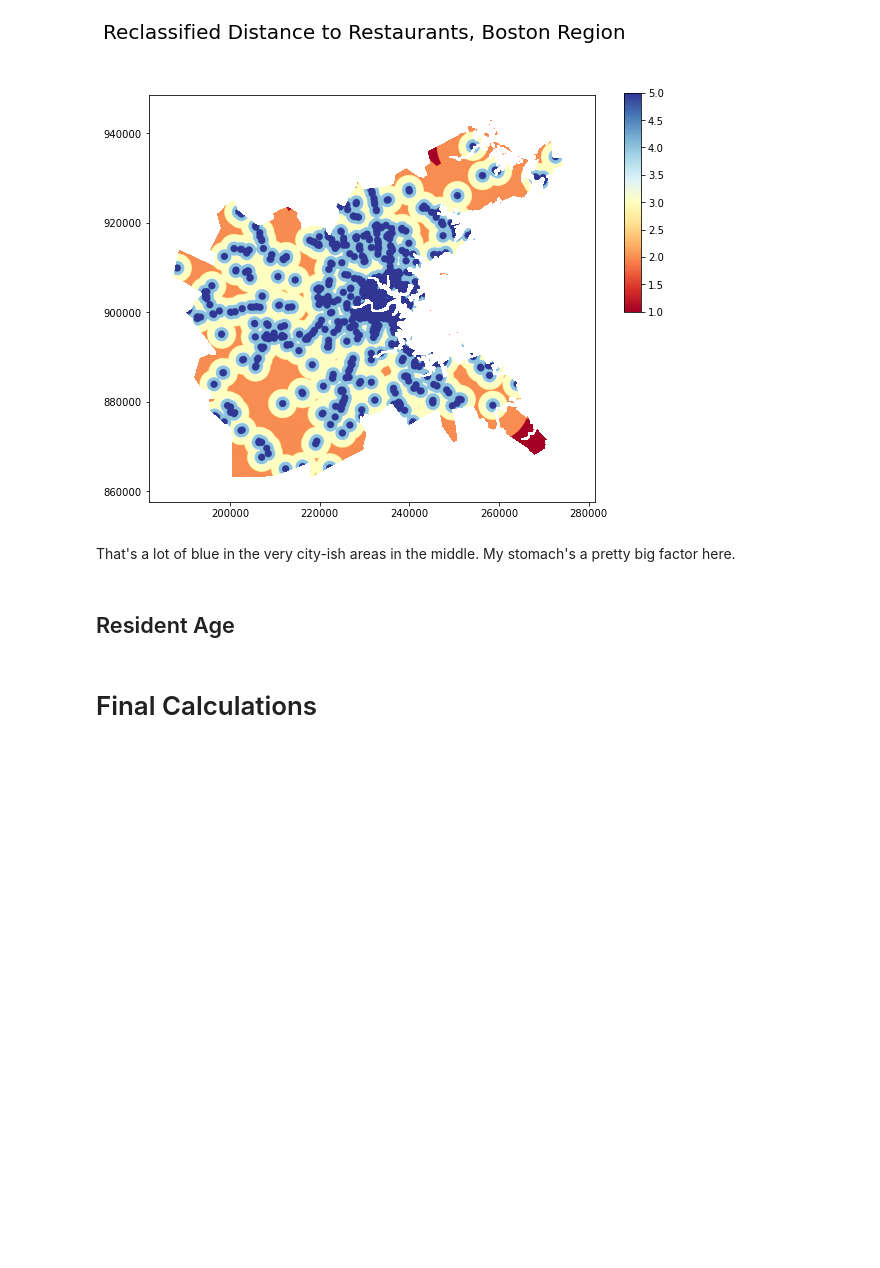
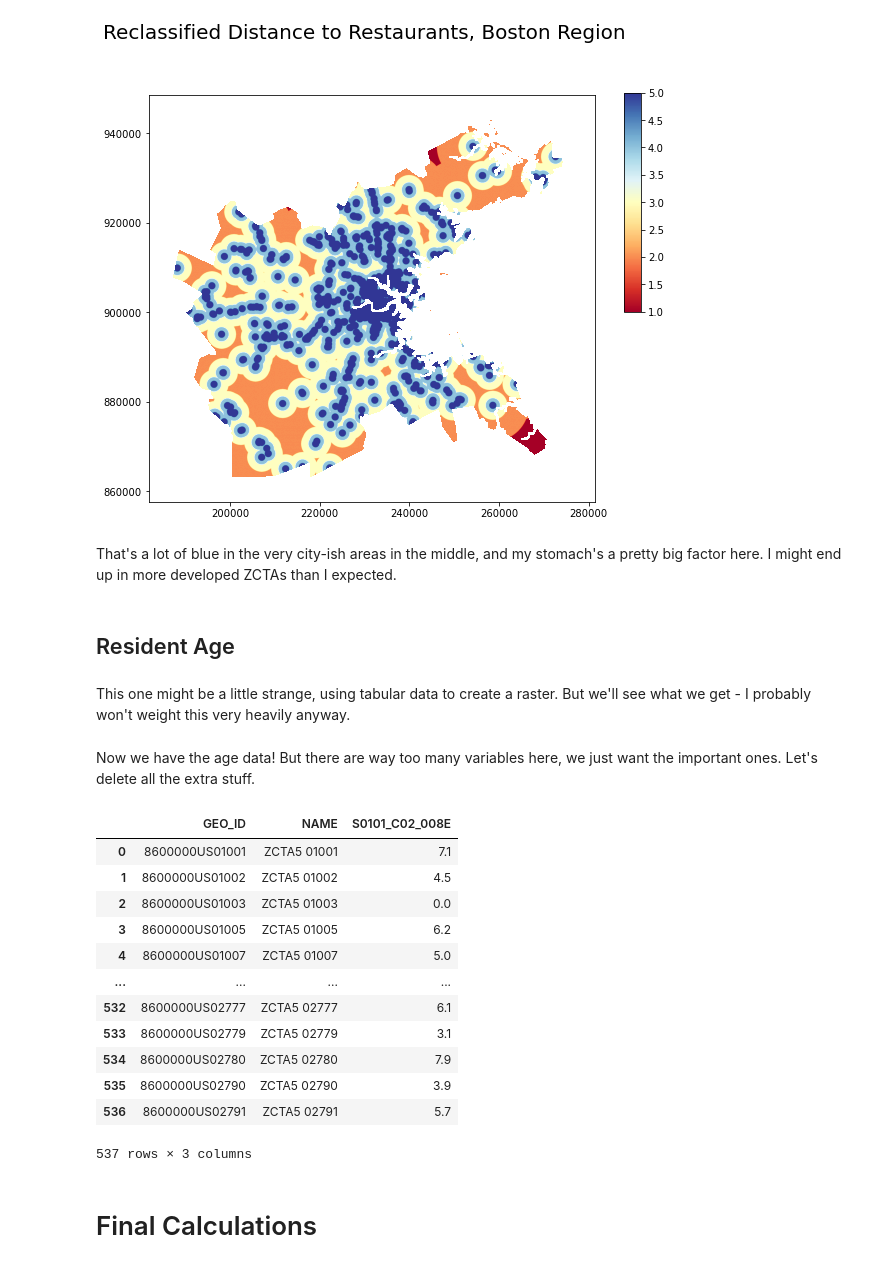
Before and after one commit to krowe42/FinalProject-LivingDecisions, a Jupyter notebook: Rowe-LivingDecisions.ipynb, the cells around one changed output. Cells and saved outputs as stored; diff of their text form; code cells hidden in the pictures; blank space fills up the shorter version.

Commit message:
Read in age csv, dropped unnecessary columns

```diff
--- a/Rowe-LivingDecisions.ipynb
+++ b/Rowe-LivingDecisions.ipynb
@@ -627,9 +626,36 @@ plt.show()
 # %% [output]
 [figure]
 # %% [markdown]
-That's a lot of blue in the very city-ish areas in the middle. My stomach's a pretty big factor here.
+That's a lot of blue in the very city-ish areas in the middle, and my stomach's a pretty big factor here. I might end up in more developed ZCTAs than I expected.
 # %% [markdown]
 ## Resident Age
+# %% [markdown]
+This one might be a little strange, using tabular data to create a raster. But we'll see what we get - I probably won't weight this very heavily anyway.
+# %%
+# Let's read in that age data!
+
+age = pd.read_csv('data/tabular/ACSST5Y2019.S0101/ACSST5Y2019.S0101_data_with_overlays.csv',
+                  skiprows=[1])
+# %% [markdown]
+Now we have the age data! But there are way too many variables here, we just want the important ones. Let's delete all the extra stuff.
+# %%
+cols = ['GEO_ID', 'NAME', 'S0101_C02_008E']
+age_reduce = age[cols]
+age_reduce
+# %% [output]
+|  | GEO_ID | NAME | S0101_C02_008E |
+| 0 | 8600000US01001 | ZCTA5 01001 | 7.1 |
+| 1 | 8600000US01002 | ZCTA5 01002 | 4.5 |
+| 2 | 8600000US01003 | ZCTA5 01003 | 0.0 |
+| 3 | 8600000US01005 | ZCTA5 01005 | 6.2 |
+| 4 | 8600000US01007 | ZCTA5 01007 | 5.0 |
+| ... | ... | ... | ... |
+| 532 | 8600000US02777 | ZCTA5 02777 | 6.1 |
+| 533 | 8600000US02779 | ZCTA5 02779 | 3.1 |
+| 534 | 8600000US02780 | ZCTA5 02780 | 7.9 |
+| 535 | 8600000US02790 | ZCTA5 02790 | 3.9 |
+| 536 | 8600000US02791 | ZCTA5 02791 | 5.7 |
+537 rows × 3 columns
 # %% [markdown]
 # Final Calculations
 # %% [markdown]
```
Also changed, not shown: parts of 2 cells of this notebook.
